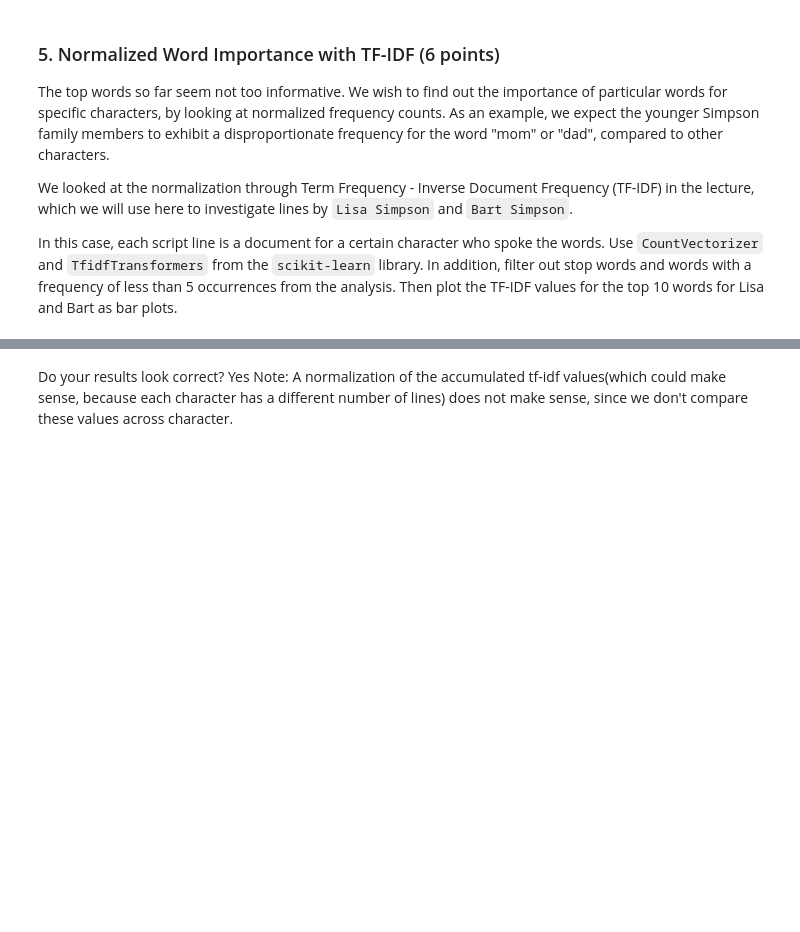
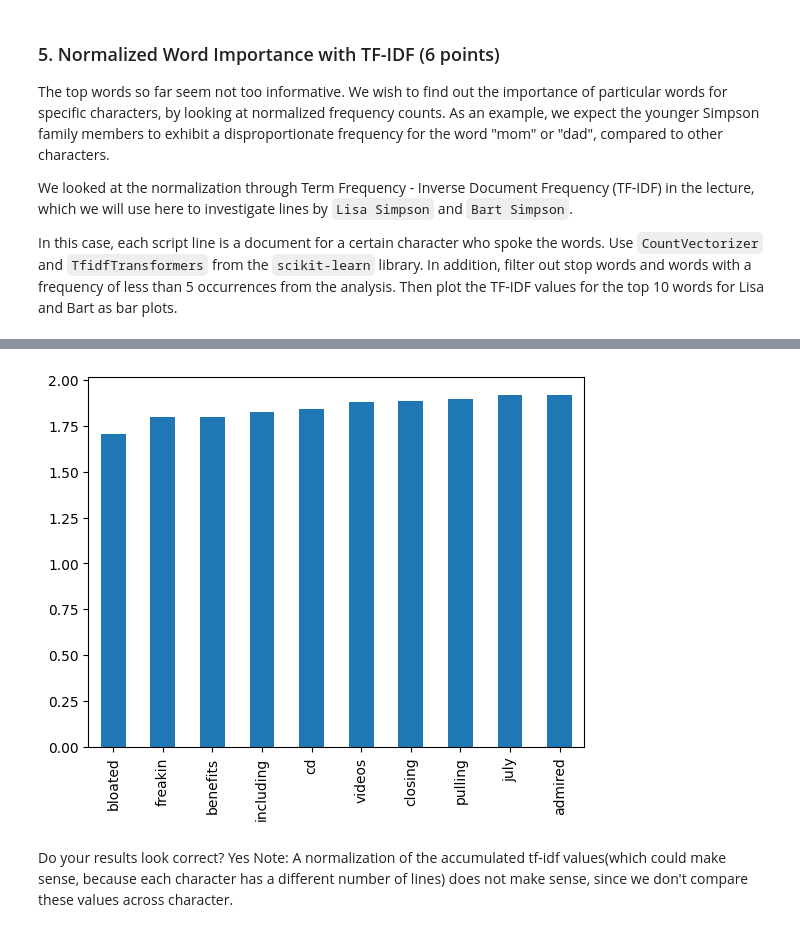
Before and after one commit to superhellth/ds-project-wc2022, a Jupyter notebook: Solution_OpenAI.ipynb, the cells around one changed output, grey strips where cells are left out. Saved outputs shown, nothing was run; the diff lists cells and outputs as text; code cells hidden in the pictures; blank space fills up the shorter version.

```diff
--- a/Solution_OpenAI.ipynb
+++ b/Solution_OpenAI.ipynb
@@ -404,3 +362,11 @@ plt.show()
+# %%
+# Plot the top Lisa words
+top_bart_words.plot(kind="bar")
+
+# Show the plot
+plt.show()
+# %% [output]
+[figure, added]
 # %% [markdown]
 Do your results look correct? Yes
 Note: A normalization of the accumulated tf-idf values(which could make sense, because each character has a different number of lines) does not make sense, since we don't compare these values across character.
```
Also changed, not shown: parts of 40 cells of this notebook, 1 other file.
